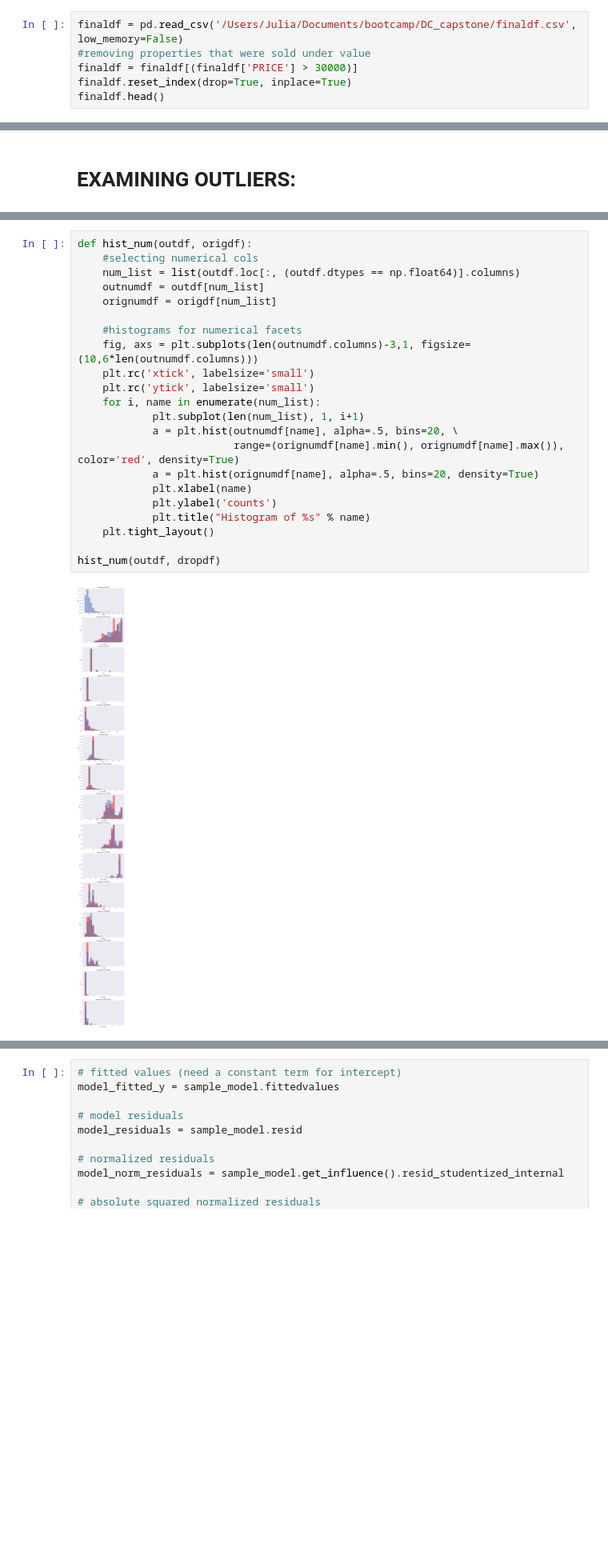
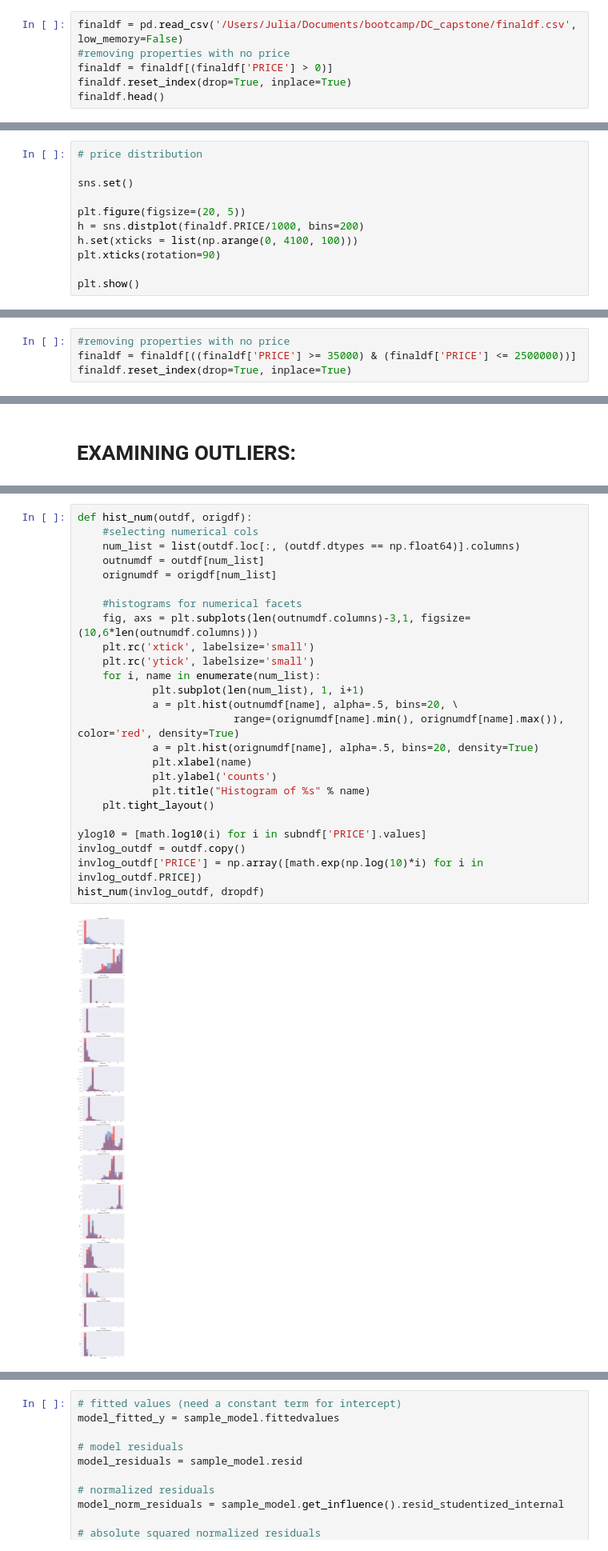
Before and after one commit to jasheriff/dc_capstone, a Jupyter notebook: code/dc_linear_regression.ipynb, the cells around one changed output, grey strips where cells are left out. Shown at 80% size. Saved outputs shown, nothing was run; the diff lists cells and outputs as text; blank space fills up the shorter version.

```diff
--- a/code/dc_linear_regression.ipynb
+++ b/code/dc_linear_regression.ipynb
@@ -224,7 +254,7 @@ def mape_logtodollars(X, y, model):
 # %%
 finaldf = pd.read_csv('/Users/Julia/Documents/bootcamp/DC_capstone/finaldf.csv', low_memory=False)
-#removing properties that were sold under value
-finaldf = finaldf[(finaldf['PRICE'] > 30000)]
+#removing properties with no price
+finaldf = finaldf[(finaldf['PRICE'] > 0)]
 finaldf.reset_index(drop=True, inplace=True)
 finaldf.head()
 # %% [output]
@@ -234,3 +264,14 @@ finaldf.head()
 | 2 | 1602000.0 | 2006-07-12 00:00:00 | 1.0 | Q | NW | Ward 2 | 152 | Old City 2 | 040 D Old City 2 | 4201 | ... |
 | 3 | 1950000.0 | 2010-02-26 00:00:00 | 1.0 | Q | NW | Ward 2 | 152 | Old City 2 | 040 D Old City 2 | 4201 | ... |
 | 4 | 1050000.0 | 2011-09-29 00:00:00 | 1.0 | Q | NW | Ward 2 | 152 | Old City 2 | 040 D Old City 2 | 4201 | ... |
+# %%
+# price distribution
+
+sns.set()
+
+plt.figure(figsize=(20, 5))
+h = sns.distplot(finaldf.PRICE/1000, bins=200)
+h.set(xticks = list(np.arange(0, 4100, 100)))
+plt.xticks(rotation=90)
+
+plt.show()
@@ -237,3 +310,7 @@ finaldf.head()
+# %%
+#removing properties with no price
+finaldf = finaldf[((finaldf['PRICE'] >= 35000) & (finaldf['PRICE'] <= 2500000))]
+finaldf.reset_index(drop=True, inplace=True)
 # %%
 # MODIFICATIONS
 
@@ -680,27 +765,30 @@ outdf.head()
 # %%
 def hist_num(outdf, origdf):
     #selecting numerical cols
     num_list = list(outdf.loc[:, (outdf.dtypes == np.float64)].columns)
     outnumdf = outdf[num_list]
     orignumdf = origdf[num_list]
 
     #histograms for numerical facets
     fig, axs = plt.subplots(len(outnumdf.columns)-3,1, figsize=(10,6*len(outnumdf.columns)))
     plt.rc('xtick', labelsize='small')
     plt.rc('ytick', labelsize='small')
     for i, name in enumerate(num_list):
             plt.subplot(len(num_list), 1, i+1)
             a = plt.hist(outnumdf[name], alpha=.5, bins=20, \
                          range=(orignumdf[name].min(), orignumdf[name].max()), color='red', density=True)
             a = plt.hist(orignumdf[name], alpha=.5, bins=20, density=True)
             plt.xlabel(name)
             plt.ylabel('counts')
             plt.title("Histogram of %s" % name)
     plt.tight_layout()
 
-hist_num(outdf, dropdf)
+ylog10 = [math.log10(i) for i in subndf['PRICE'].values]
+invlog_outdf = outdf.copy()
+invlog_outdf['PRICE'] = np.array([math.exp(np.log(10)*i) for i in invlog_outdf.PRICE])
+hist_num(invlog_outdf, dropdf)
 # %% [output]
-[figure, old version]
+[figure, new version]
 # %%
 def bar_obj(df, origdf):
     scale = origdf.shape[0] / df.shape[0]
```
Also changed, not shown: parts of 46 cells of this notebook.
